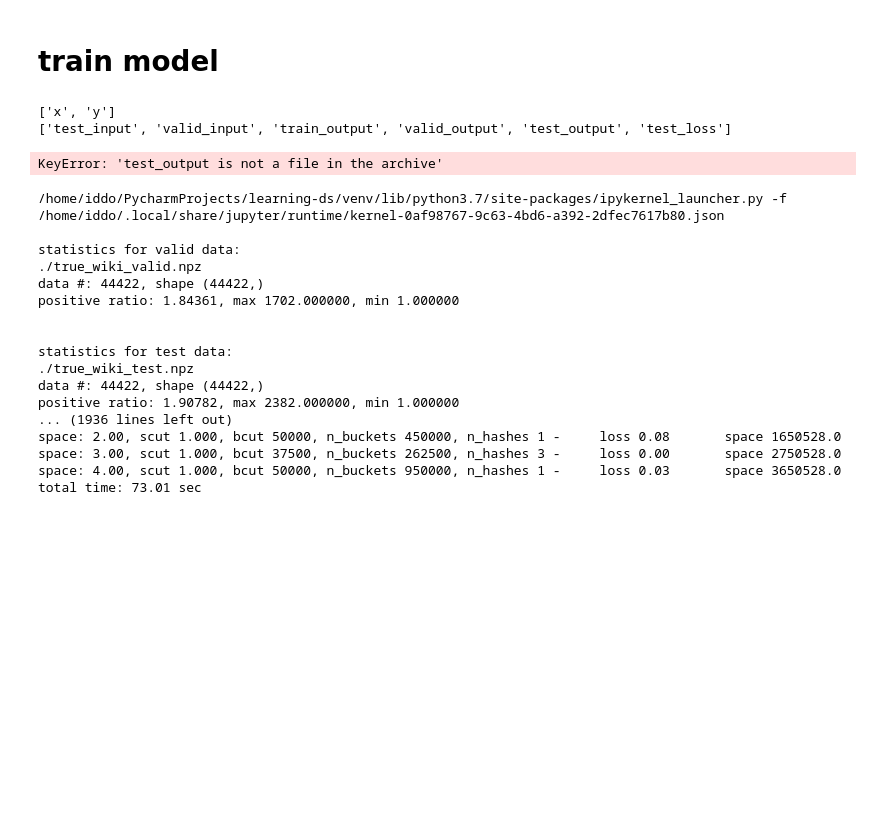
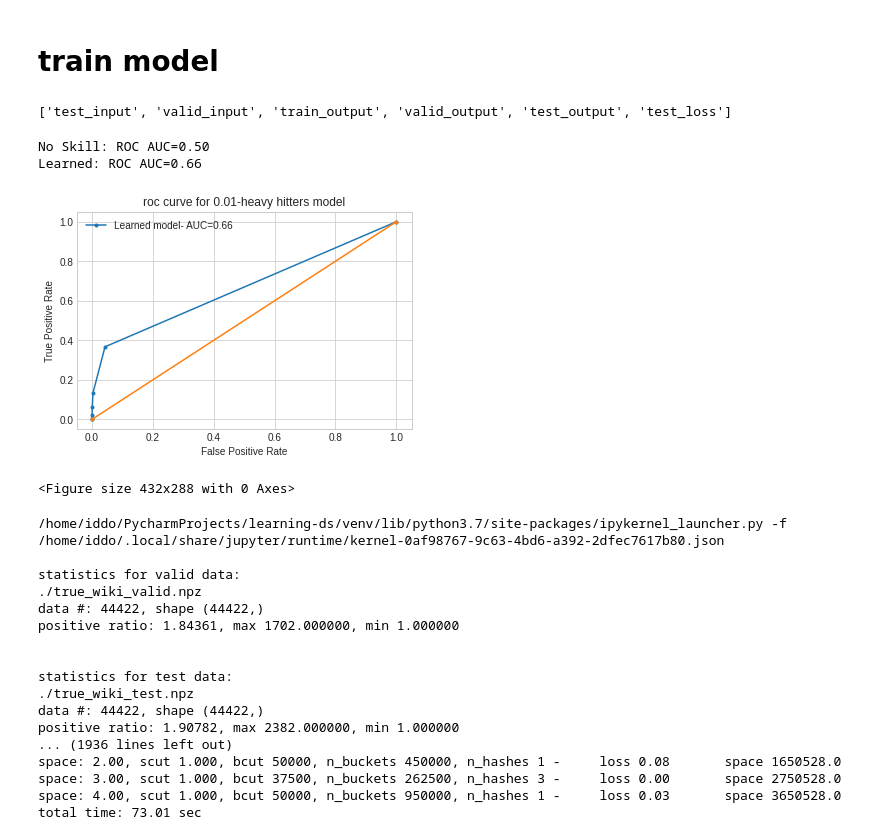
Before and after one commit to danielkorat/dynamic_ds, a Jupyter notebook: Playground.ipynb, the cells around one changed output. Saved outputs shown, nothing was run; the diff lists cells and outputs as text; code cells hidden in the pictures; blank space fills up the shorter version.

```diff
--- a/Playground.ipynb
+++ b/Playground.ipynb
@@ -113,12 +112,13 @@ model = train_simple_model(DS_NAME)
 # %%
 # with lookup
 
-TEST_RESULTS =['./pred_wiki.npz']
-VALID_RESULTS=['./pred_wiki.npz']
-TEST_DATA=['./true_wiki_test.npz']
-VALID_DATA=['./true_wiki_valid.npz']
-LOOKUP_DATA=['./true_wiki_train.npz']
-SAVE='cmin_wiki'
+TEST_RESULTS =['./nlp/pred_wikicorpus.npz']
+print(list(np.load(TEST_RESULTS[0])))
+VALID_RESULTS=['./nlp/pred_wikicorpus.npz']
+TEST_DATA=['./nlp/true_wikicorpus_test.npz']
+VALID_DATA=['./nlp/true_wikicorpus_valid.npz']
+LOOKUP_DATA=['./nlp/true_wikicorpus_train.npz']
+SAVE='cmin_wikicorpus'
 SEED= 69
 SPACE_LIST=[0.1, 0.2, 0.3, 0.4, 0.5, 0.6, 0.7, 0.8, 0.9, 1, 1.2, 1.4, 1.6, 1.8, 2, 3, 4]
 N_HASHES_LIST=[1, 2, 3, 4]
@@ -144,12 +144,15 @@ COUNT_SKETCH = False
 #                             )
 
 # lcm.run()
+# %% [output]
+['test_input', 'valid_input', 'train_output', 'valid_output', 'test_output', 'test_loss']
 # %%
-plot_roc(TEST_DATA[0], TEST_RESULTS[0], 'wiki_roc.png', 'test_output', 0.01)
+plot_roc(TEST_RESULTS[0], TEST_DATA[0], 'wiki_roc.png', 'test_output', 0.01)
 # %% [output]
-['x', 'y']
-['test_input', 'valid_input', 'train_output', 'valid_output', 'test_output', 'test_loss']
+No Skill: ROC AUC=0.50
+Learned: ROC AUC=0.66
+[figure, added]
-KeyError: 'test_output is not a file in the archive'
+<Figure size 432x288 with 0 Axes>
 # %%
 # no lookup, only using learned model
 LOOKUP_DATA2=None
```
Also changed, not shown: parts of 3 cells of this notebook, 2 other files.
